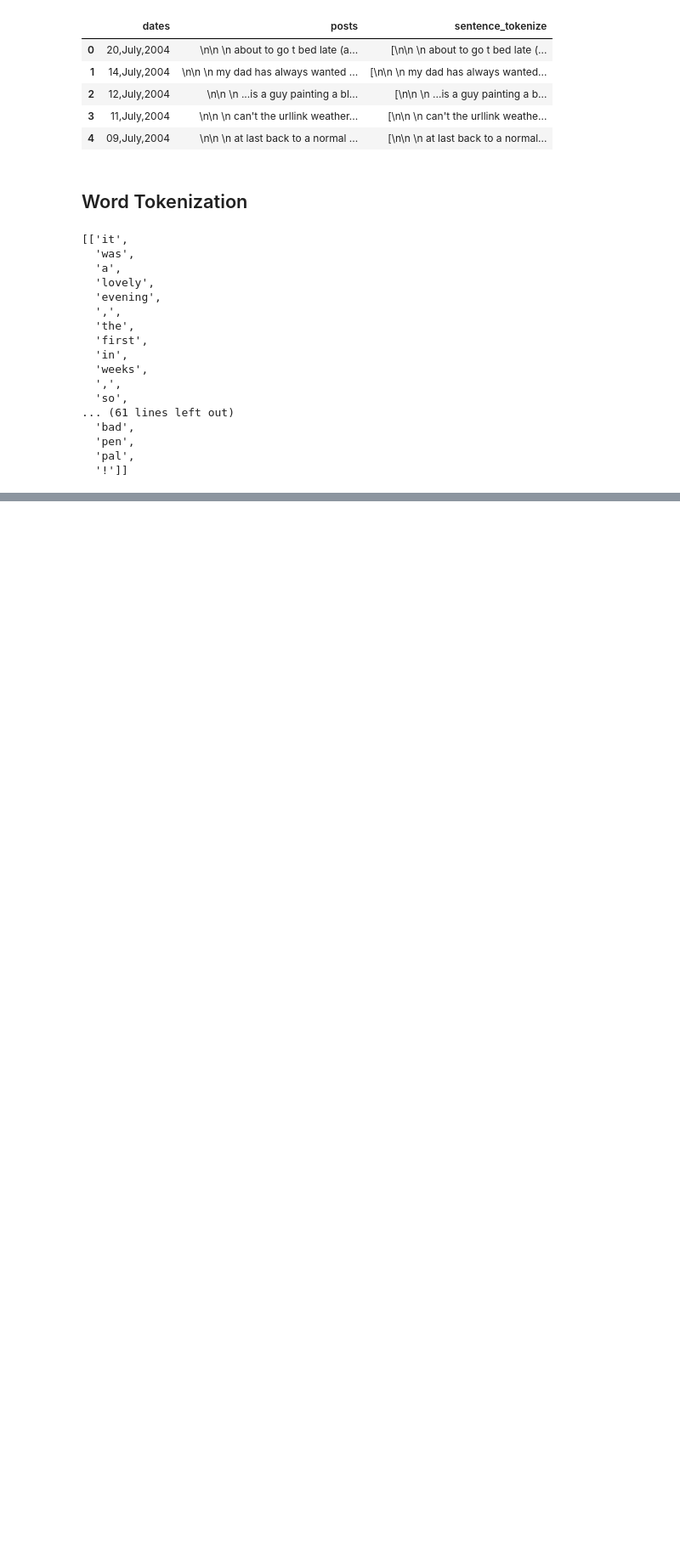
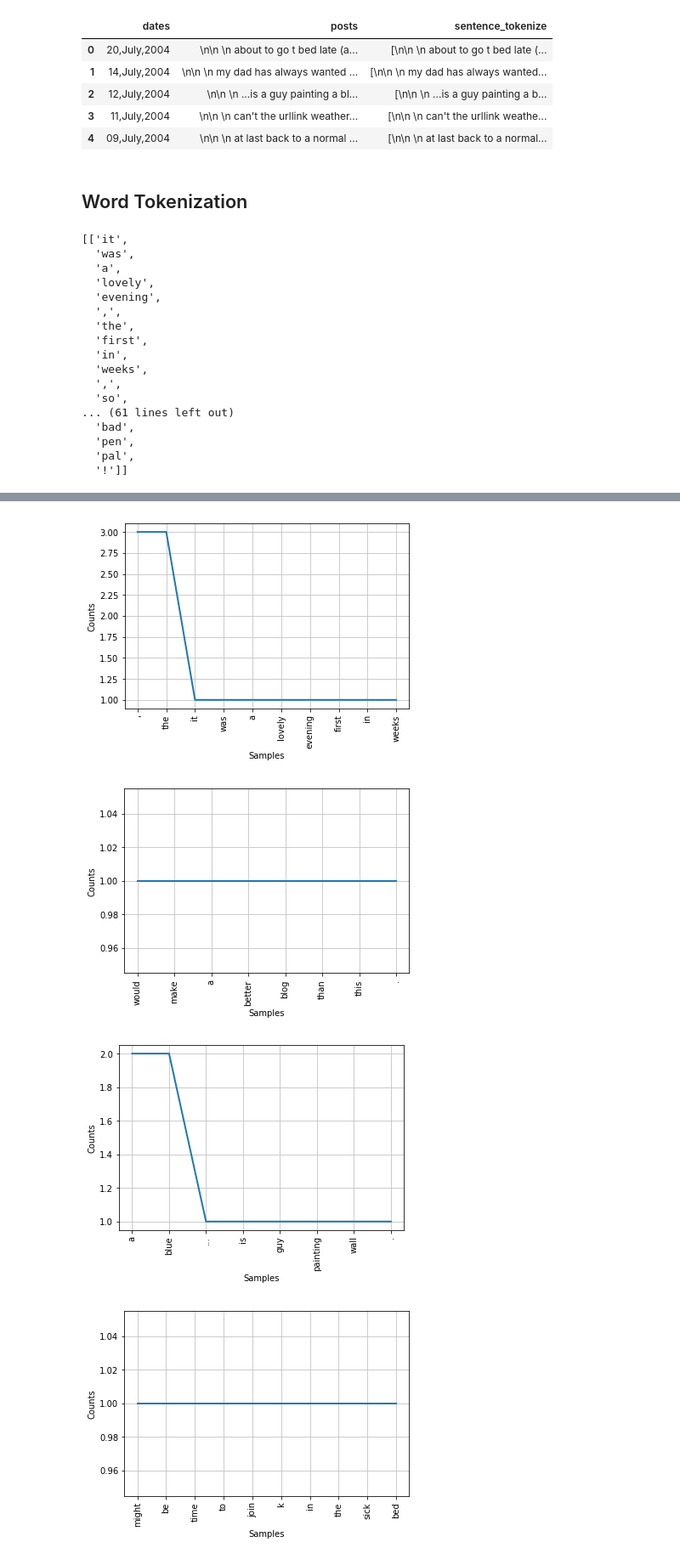
Before and after one commit to shreayan98c/IITB-ML-Assignment, a Jupyter notebook: Code/blog_authorship_corpus.ipynb, the cells around one changed output, grey strips where cells are left out. Shown at 85% size. Saved outputs shown, nothing was run; the diff lists cells and outputs as text; code cells hidden in the pictures; blank space fills up the shorter version.

```diff
--- a/Code/blog_authorship_corpus.ipynb
+++ b/Code/blog_authorship_corpus.ipynb
@@ -221,0 +238,9 @@ df.head()
+# %%
+for word_list in word_lists:
+    freq = FreqDist(word_list)
+    freq.plot(10)
+# %% [output]
+[figure, added]
+[figure, added]
+[figure, added]
+[figure, added]
```
Also changed, not shown: parts of 14 cells of this notebook.
